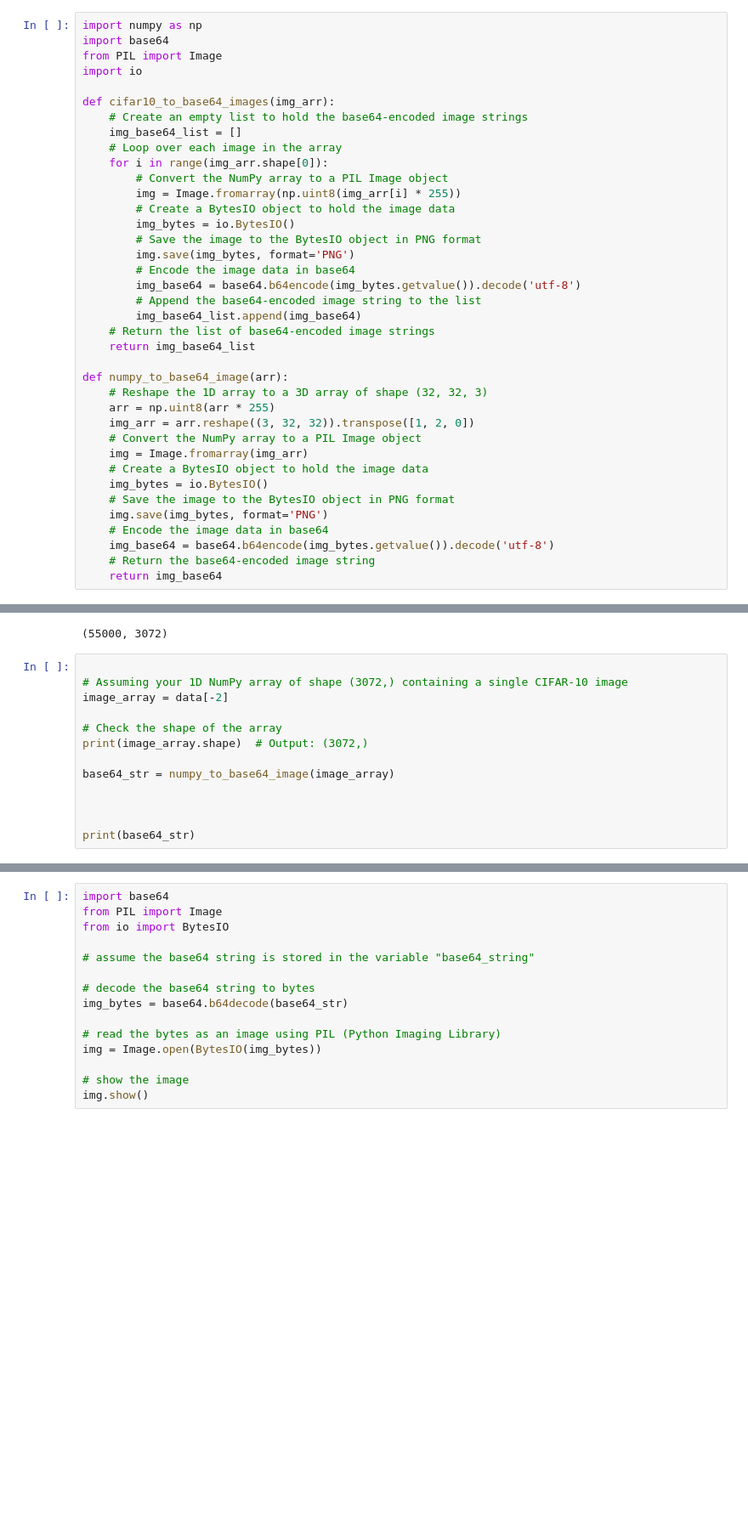
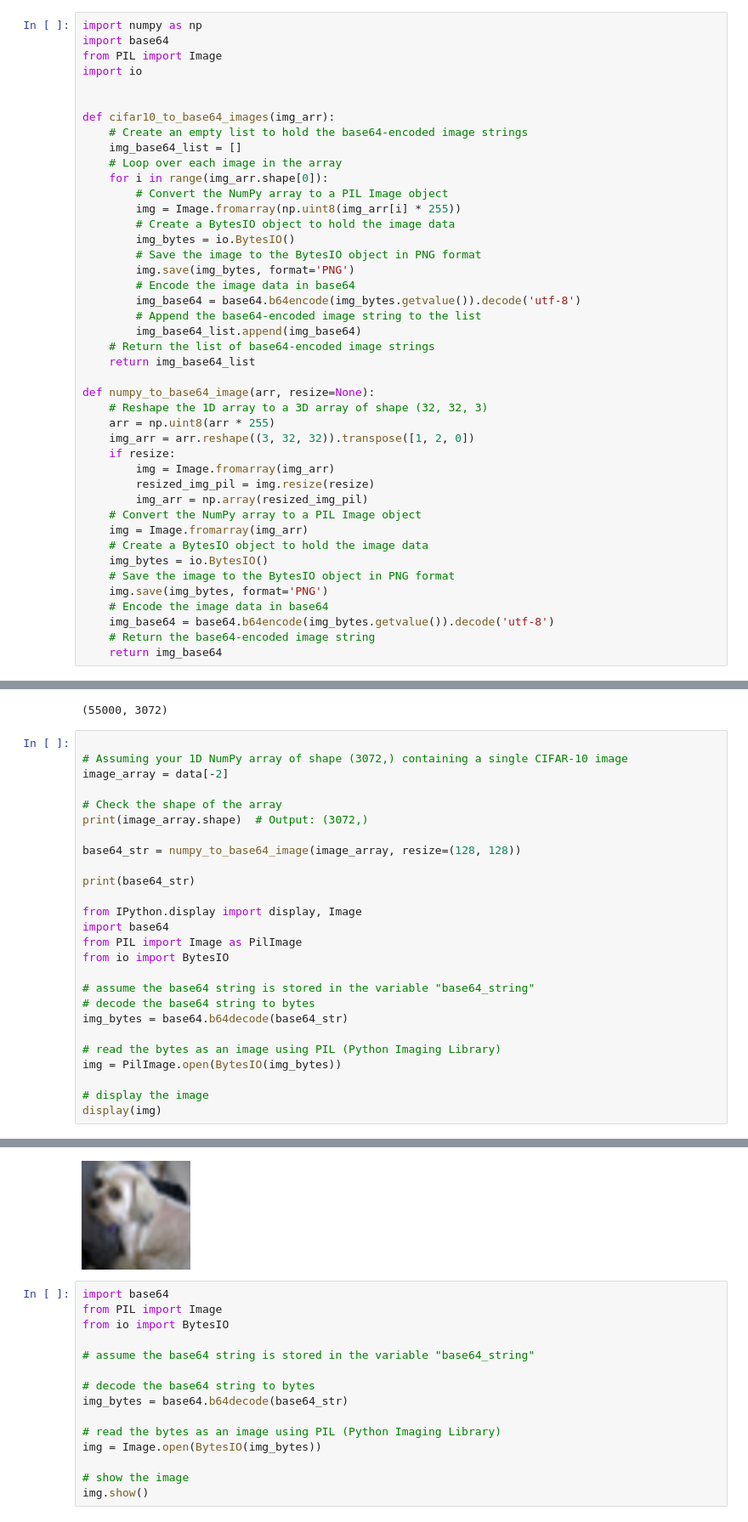
Before and after one commit to ChufanSuki/kafka-ml-inference, a Jupyter notebook: test.ipynb, the cells around one changed output, grey strips where cells are left out. Shown at 85% size. Drawn from its saved outputs; the diff is of its cells as text; blank space fills up the shorter version.

Commit message:
numpy_to_base64_image resize now

```diff
--- a/test.ipynb
+++ b/test.ipynb
@@ -3,6 +3,7 @@ import numpy as np
 import base64
 from PIL import Image
 import io
+
 
 def cifar10_to_base64_images(img_arr):
     # Create an empty list to hold the base64-encoded image strings
@@ -22,10 +23,14 @@ def cifar10_to_base64_images(img_arr):
     # Return the list of base64-encoded image strings
     return img_base64_list
 
-def numpy_to_base64_image(arr):
+def numpy_to_base64_image(arr, resize=None):
     # Reshape the 1D array to a 3D array of shape (32, 32, 3)
     arr = np.uint8(arr * 255)
     img_arr = arr.reshape((3, 32, 32)).transpose([1, 2, 0])
+    if resize:
+        img = Image.fromarray(img_arr)
+        resized_img_pil = img.resize(resize)
+        img_arr = np.array(resized_img_pil)
     # Convert the NumPy array to a PIL Image object
     img = Image.fromarray(img_arr)
     # Create a BytesIO object to hold the image data
@@ -69,10 +74,23 @@ image_array = data[-2]
 # Check the shape of the array
 print(image_array.shape)  # Output: (3072,)
 
-base64_str = numpy_to_base64_image(image_array)
-
-
+base64_str = numpy_to_base64_image(image_array, resize=(128, 128))
 
 print(base64_str)
+
+from IPython.display import display, Image
+import base64
+from PIL import Image as PilImage
+from io import BytesIO
+
+# assume the base64 string is stored in the variable "base64_string"
+# decode the base64 string to bytes
+img_bytes = base64.b64decode(base64_str)
+
+# read the bytes as an image using PIL (Python Imaging Library)
+img = PilImage.open(BytesIO(img_bytes))
+
+# display the image
+display(img)
 # %% [output]
 (3072,)
@@ -80,3 +98,4 @@
+[figure, added]
 # %%
 import base64
 from PIL import Image
```
Also changed, not shown: parts of 4 cells of this notebook, 2 other files.
